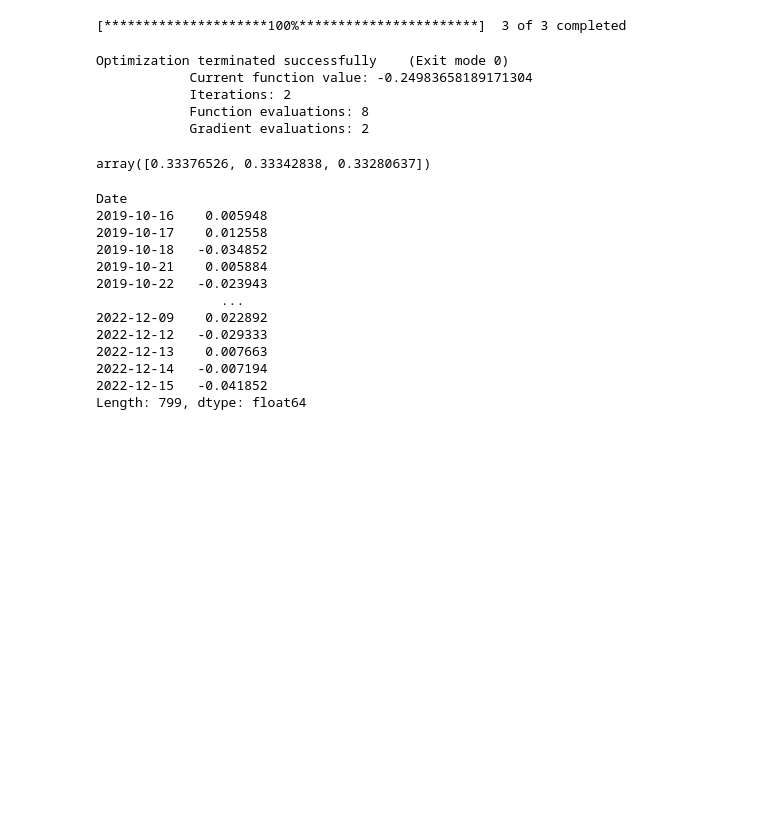
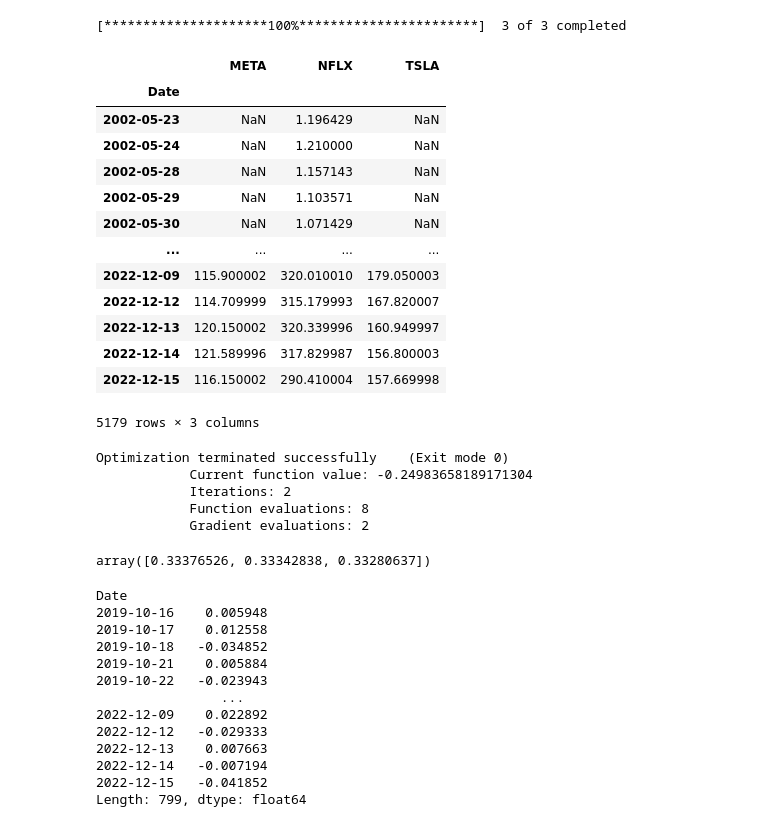
Before and after one commit to michelbruchet/jupyter, a Jupyter notebook: Chapter03.ipynb, the cells around one changed output. Drawn from its saved outputs; the diff is of its cells as text; code cells hidden in the pictures; blank space fills up the shorter version.

```diff
--- a/Chapter03.ipynb
+++ b/Chapter03.ipynb
@@ -10,12 +10,25 @@ import yfinance as yf
 # %%
 # Importation of data
 list_tickers = ["META", "NFLX", "TSLA"]
 database = yf.download(list_tickers)
 
 # Take only the adjusted stock price
 database = database["Adj Close"]
 
-# Drop missing values
-data = database.dropna().pct_change(1).dropna()
+database
 # %% [output]
 [*********************100%***********************]  3 of 3 completed
+|  | META | NFLX | TSLA |
+| Date |  |  |  |
+| 2002-05-23 | NaN | 1.196429 | NaN |
+| 2002-05-24 | NaN | 1.210000 | NaN |
+| 2002-05-28 | NaN | 1.157143 | NaN |
+| 2002-05-29 | NaN | 1.103571 | NaN |
+| 2002-05-30 | NaN | 1.071429 | NaN |
+| ... | ... | ... | ... |
+| 2022-12-09 | 115.900002 | 320.010010 | 179.050003 |
+| 2022-12-12 | 114.709999 | 315.179993 | 167.820007 |
+| 2022-12-13 | 120.150002 | 320.339996 | 160.949997 |
+| 2022-12-14 | 121.589996 | 317.829987 | 156.800003 |
+| 2022-12-15 | 116.150002 | 290.410004 | 157.669998 |
+5179 rows × 3 columns
```
Also changed, not shown: parts of 1 cell of this notebook.
